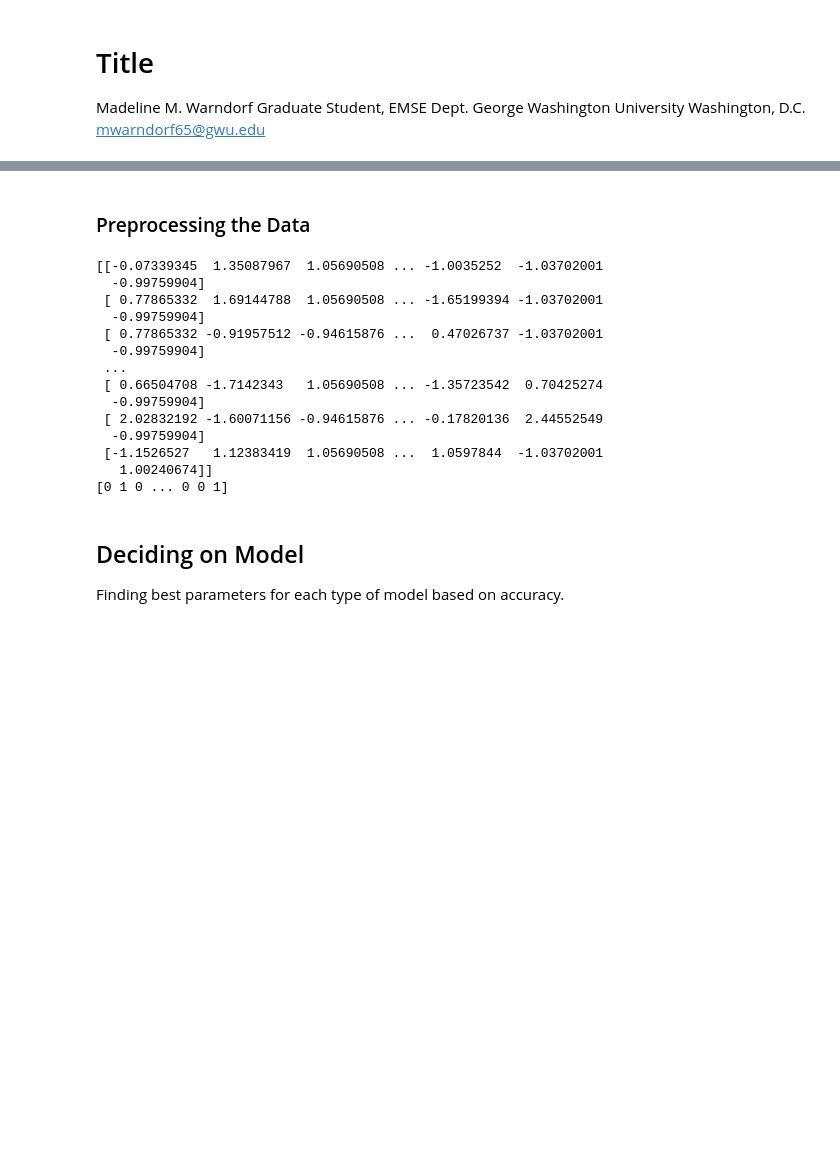
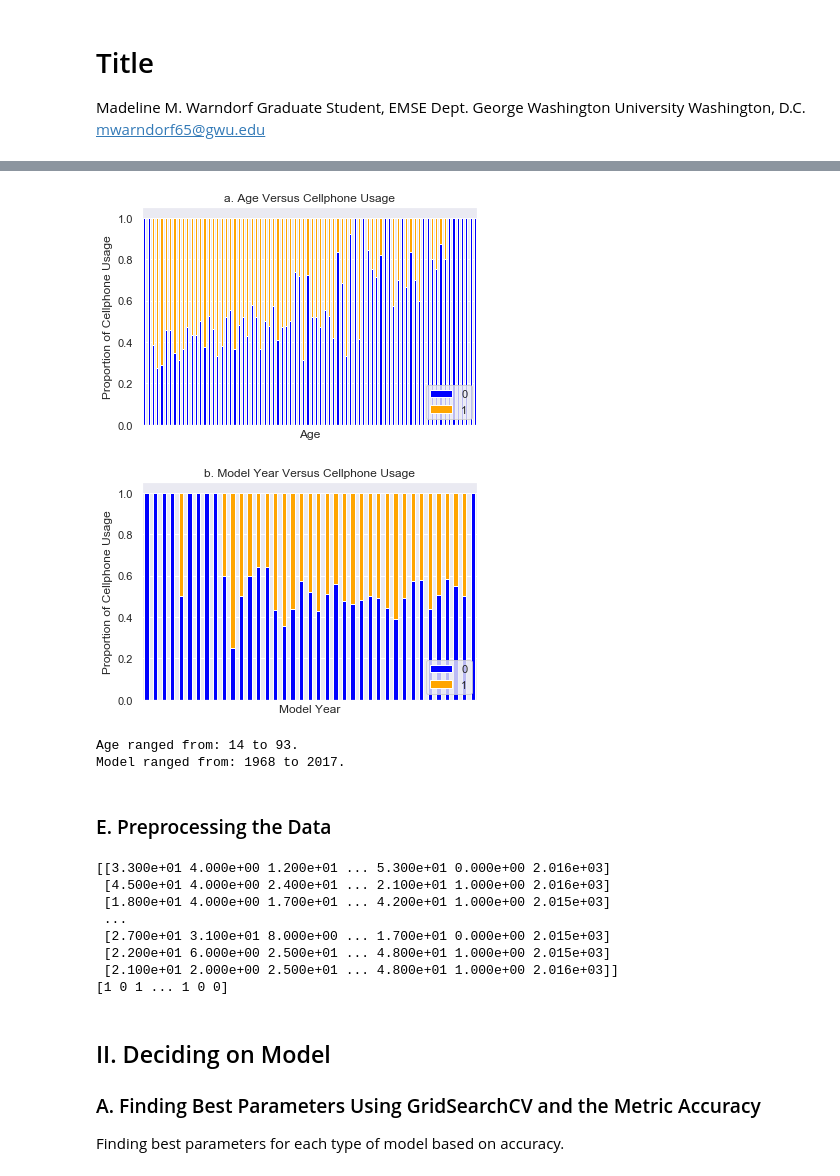
Before and after one commit to madelinew/EMSE6992_Machine_Learning, a Jupyter notebook: MMW_Final_Project.ipynb, the cells around one changed output, grey strips where cells are left out. Drawn from its saved outputs; the diff is of its cells as text; code cells hidden in the pictures; blank space fills up the shorter version.

```diff
--- a/MMW_Final_Project.ipynb
+++ b/MMW_Final_Project.ipynb
@@ -59,9 +149,39 @@ undersampled_df.to_csv("FARS_undersampled_df.csv", sep=",")
+# %%
+
+table=pd.crosstab(dataframe_all["age"],y)
+table.div(table.sum(1).astype(float), axis=0).plot(kind='bar', stacked=True, color=['blue','orange'])
+plt.legend(bbox_to_anchor=(1,0), loc="lower right")
+plt.title('a. Age Versus Cellphone Usage')
+plt.xticks([])
+plt.xlabel('Age')
+plt.ylabel('Proportion of Cellphone Usage')
+plt.savefig('Age Versus Cellphone Usage')
+
+
+table=pd.crosstab(dataframe_all["modelyr"],y)
+table.div(table.sum(1).astype(float), axis=0).plot(kind='bar', stacked=True, color=['blue','orange'])
+plt.legend(bbox_to_anchor=(1,0), loc="lower right")
+plt.title('b. Model Year Versus Cellphone Usage')
+plt.xticks([])
+plt.xlabel('Model Year')
+plt.ylabel('Proportion of Cellphone Usage')
+plt.savefig('Model Year Versus Cellphone Usage')
+# %% [output]
+[figure, added]
+[figure, added]
+# %%
+print("Age ranged from: %d to %d." % (dataframe_all["age"].min(),dataframe_all["age"].max()))
+print("Model ranged from: %d to %d." % (dataframe_all["modelyr"].min(),dataframe_all["modelyr"].max()))
+# %% [output]
+Age ranged from: 14 to 93.
+Model ranged from: 1968 to 2017.
 # %% [markdown]
-### Preprocessing the Data
+### E. Preprocessing the Data
 # %%
 from sklearn.feature_extraction import DictVectorizer
 from sklearn import preprocessing
-
+from sklearn.preprocessing import StandardScaler
+d_col = ['statenum','day','month','year','landuse','age','bodytype','vfatcount','numoccs','modelyr']
 #Create data and target
 undersampled_df = pd.read_csv("FARS_undersampled_df.csv", sep = ",")
 undersampled_df = shuffle(undersampled_df)
@@ -72,34 +192,27 @@ far_dict_data = far_data.T.to_dict('dict').values()
 vectorizer = DictVectorizer(sparse=False)
 fardata = vectorizer.fit_transform(far_dict_data)
 
-#PREPROCESSING EACH FEATURE TO HAVE ZERO MEAN AND UNIT VARIANCE
-preprocessing.scale(fardata, copy=False)
 
 fars_target_raw = undersampled_df['cellphone_use']
 df_t = pd.get_dummies(fars_target_raw)
-far_target = df_t[1]
+far_target = df_t[0]
 
 fartarget = far_target.values
 
 print(fardata)
 print(fartarget)
 # %% [output]
-[[-0.07339345  1.35087967  1.05690508 ... -1.0035252  -1.03702001
-  -0.99759904]
- [ 0.77865332  1.69144788  1.05690508 ... -1.65199394 -1.03702001
-  -0.99759904]
- [ 0.77865332 -0.91957512 -0.94615876 ...  0.47026737 -1.03702001
-  -0.99759904]
+[[3.300e+01 4.000e+00 1.200e+01 ... 5.300e+01 0.000e+00 2.016e+03]
+ [4.500e+01 4.000e+00 2.400e+01 ... 2.100e+01 1.000e+00 2.016e+03]
+ [1.800e+01 4.000e+00 1.700e+01 ... 4.200e+01 1.000e+00 2.015e+03]
  ...
- [ 0.66504708 -1.7142343   1.05690508 ... -1.35723542  0.70425274
-  -0.99759904]
- [ 2.02832192 -1.60071156 -0.94615876 ... -0.17820136  2.44552549
-  -0.99759904]
- [-1.1526527   1.12383419  1.05690508 ...  1.0597844  -1.03702001
-   1.00240674]]
-[0 1 0 ... 0 0 1]
+ [2.700e+01 3.100e+01 8.000e+00 ... 1.700e+01 0.000e+00 2.015e+03]
+ [2.200e+01 6.000e+00 2.500e+01 ... 4.800e+01 1.000e+00 2.015e+03]
+ [2.100e+01 2.000e+00 2.500e+01 ... 4.800e+01 1.000e+00 2.016e+03]]
+[1 0 1 ... 1 0 0]
 # %% [markdown]
-## Deciding on Model
+## II. Deciding on Model
+### A. Finding Best Parameters Using GridSearchCV and the Metric Accuracy
 Finding best parameters for each type of model based on accuracy.
 # %%
 #Using GridSearch to determine the best Logistic Regression Model
```
Also changed, not shown: parts of 20 cells of this notebook, 32 other files.
